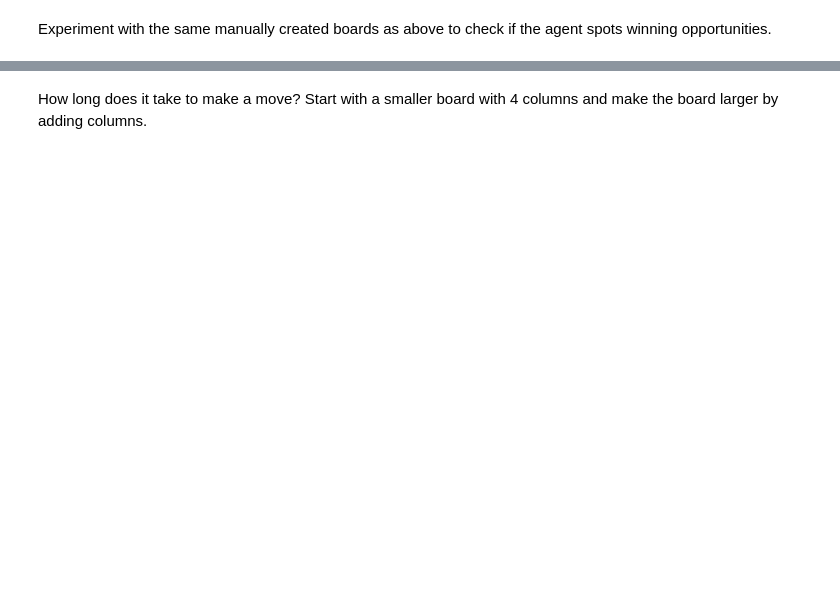
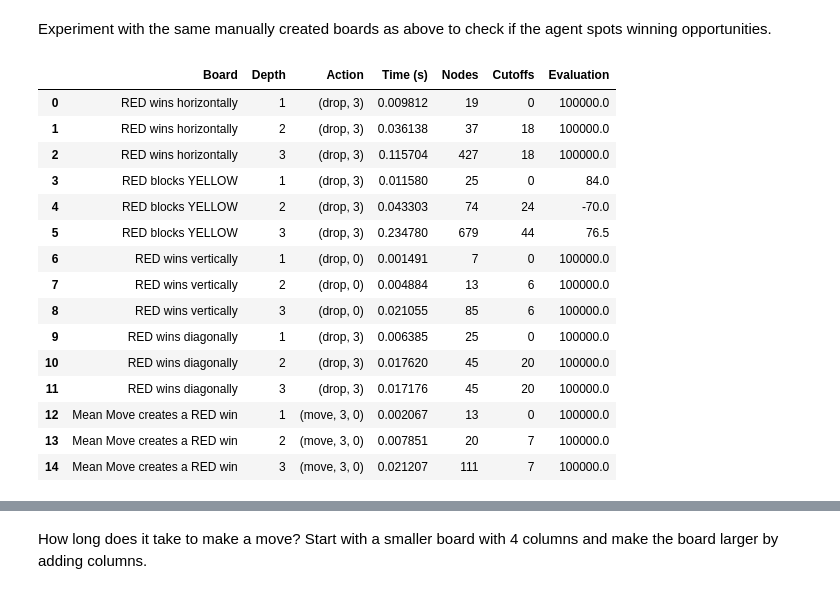
Before and after one commit to ngan23github/Advanced_Artificial_Intelligience_Group, a Jupyter notebook: Lab05/assignment_mean_connect4.ipynb, the cells around one changed output, grey strips where cells are left out. Saved outputs shown, nothing was run; the diff lists cells and outputs as text; code cells hidden in the pictures; blank space fills up the shorter version.

```diff
--- a/Lab05/assignment_mean_connect4.ipynb
+++ b/Lab05/assignment_mean_connect4.ipynb
@@ -173,0 +1063,36 @@ Experiment with the same manually created boards as above to check if the agent
+# %%
+heuristic_test_records = []
+for name, board, player in test_boards:
+    for depth in [1, 2, 3]:
+        start = time.perf_counter()
+        action, stats = heuristic_alpha_beta(
+            board, player, connect_n=4, depth=depth,
+            use_ordering=True
+        )
+        elapsed = time.perf_counter() - start
+        heuristic_test_records.append({
+            "Board": name, "Depth": depth, "Action": action,
+            "Time (s)": elapsed, "Nodes": stats["nodes"],
+            "Cutoffs": stats["cutoffs"],
+            "Evaluation": stats.get("best_value")
+        })
+
+heuristic_test_df = pd.DataFrame(heuristic_test_records)
+display(heuristic_test_df)
+# %% [output]
+|  | Board | Depth | Action | Time (s) | Nodes | Cutoffs | Evaluation |
+| 0 | RED wins horizontally | 1 | (drop, 3) | 0.009812 | 19 | 0 | 100000.0 |
+| 1 | RED wins horizontally | 2 | (drop, 3) | 0.036138 | 37 | 18 | 100000.0 |
+| 2 | RED wins horizontally | 3 | (drop, 3) | 0.115704 | 427 | 18 | 100000.0 |
+| 3 | RED blocks YELLOW | 1 | (drop, 3) | 0.011580 | 25 | 0 | 84.0 |
+| 4 | RED blocks YELLOW | 2 | (drop, 3) | 0.043303 | 74 | 24 | -70.0 |
+| 5 | RED blocks YELLOW | 3 | (drop, 3) | 0.234780 | 679 | 44 | 76.5 |
+| 6 | RED wins vertically | 1 | (drop, 0) | 0.001491 | 7 | 0 | 100000.0 |
+| 7 | RED wins vertically | 2 | (drop, 0) | 0.004884 | 13 | 6 | 100000.0 |
+| 8 | RED wins vertically | 3 | (drop, 0) | 0.021055 | 85 | 6 | 100000.0 |
+| 9 | RED wins diagonally | 1 | (drop, 3) | 0.006385 | 25 | 0 | 100000.0 |
+| 10 | RED wins diagonally | 2 | (drop, 3) | 0.017620 | 45 | 20 | 100000.0 |
+| 11 | RED wins diagonally | 3 | (drop, 3) | 0.017176 | 45 | 20 | 100000.0 |
+| 12 | Mean Move creates a RED win | 1 | (move, 3, 0) | 0.002067 | 13 | 0 | 100000.0 |
+| 13 | Mean Move creates a RED win | 2 | (move, 3, 0) | 0.007851 | 20 | 7 | 100000.0 |
+| 14 | Mean Move creates a RED win | 3 | (move, 3, 0) | 0.021207 | 111 | 7 | 100000.0 |
```
Also changed, not shown: parts of 54 cells of this notebook, 3 other files.
